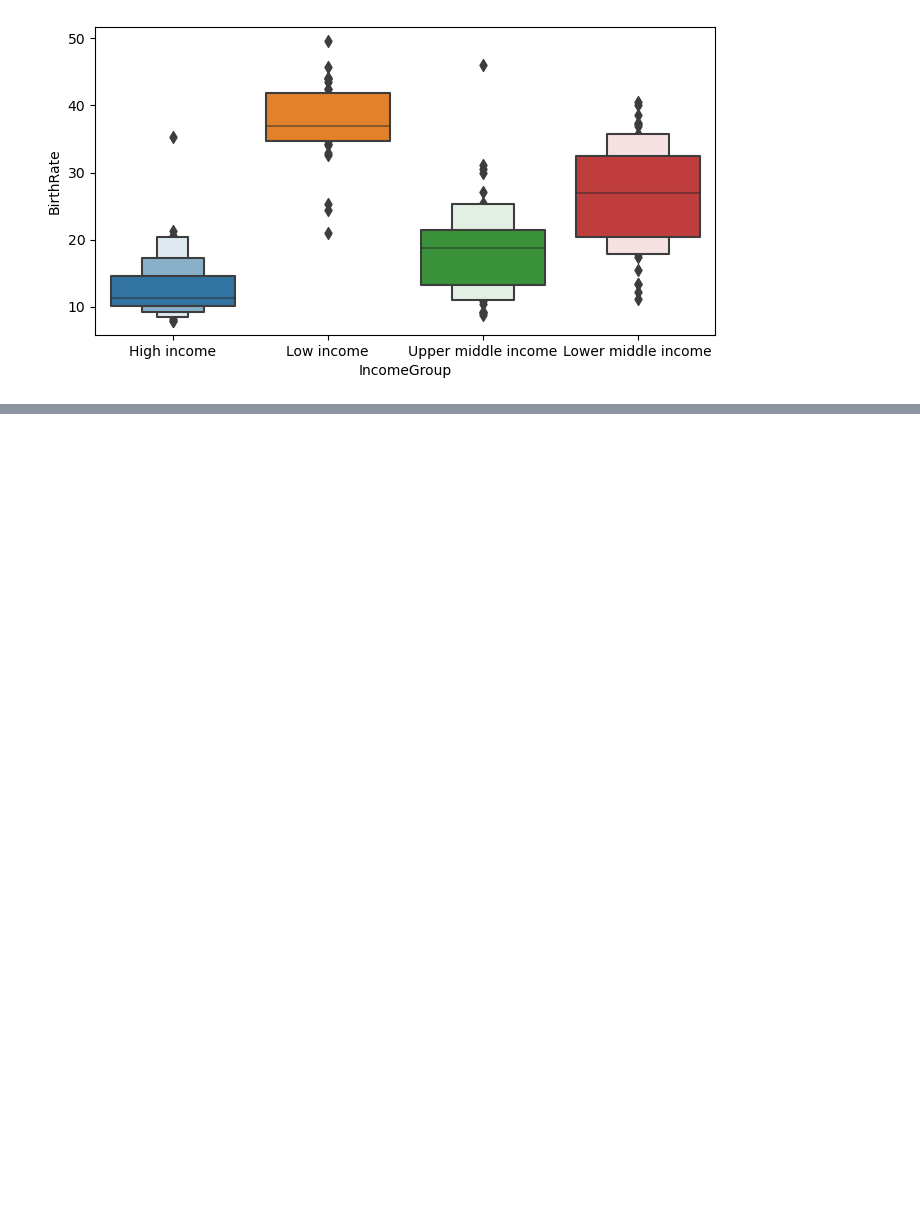
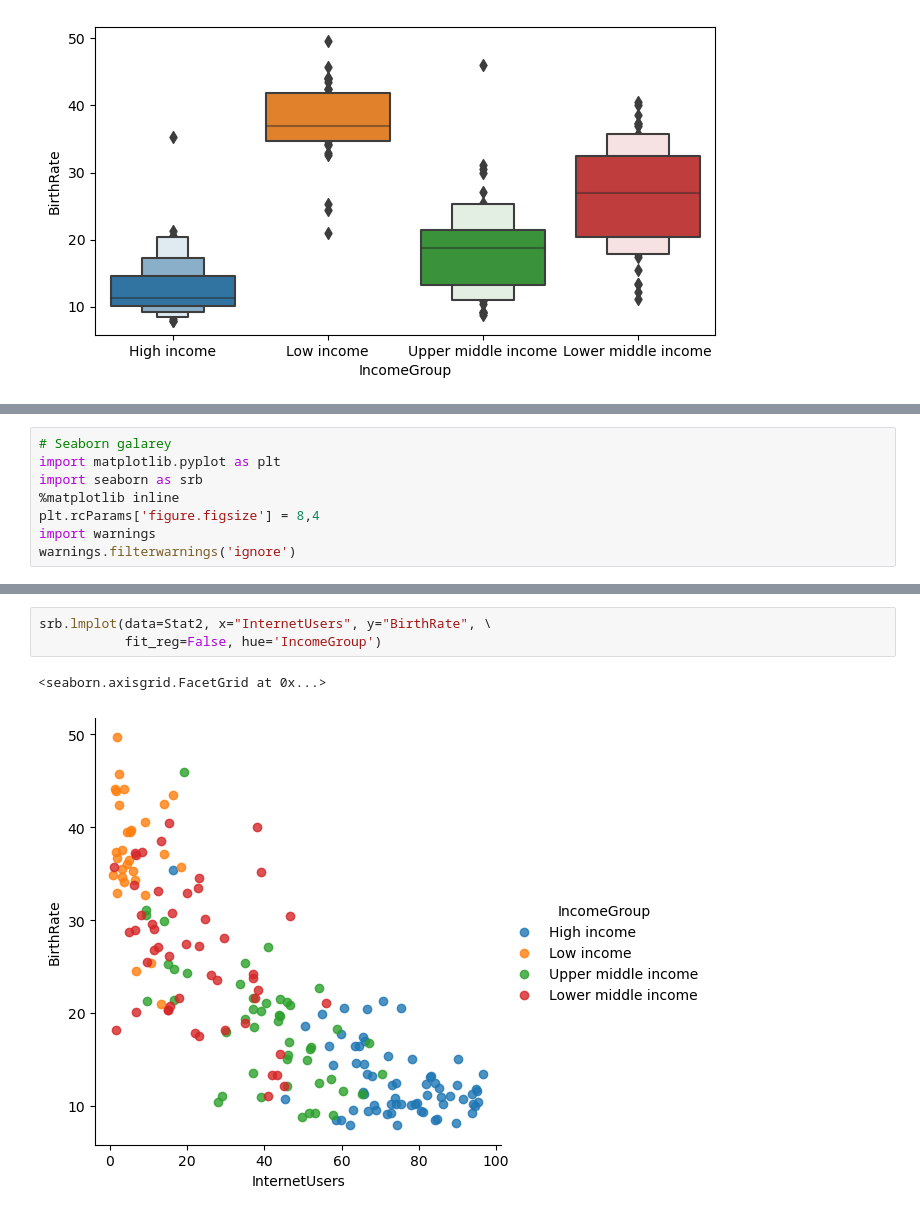
Before and after one commit to vishvadeepaktripathi/Udemy_python_cource, a Jupyter notebook: Udemy_For_loop.ipynb, the cells around one changed output, grey strips where cells are left out. Saved outputs shown, nothing was run; the diff lists cells and outputs as text; blank space fills up the shorter version.

Commit message:
seaborn excercise

```diff
--- a/Udemy_For_loop.ipynb
+++ b/Udemy_For_loop.ipynb
@@ -866,0 +885,8 @@ vis3 = sns.boxenplot(data = Stat2, x = 'IncomeGroup', y="BirthRate")
+# %%
+# Seaborn galarey
+import matplotlib.pyplot as plt
+import seaborn as srb
+%matplotlib inline
+plt.rcParams['figure.figsize'] = 8,4
+import warnings
+warnings.filterwarnings('ignore')
@@ -866,0 +906,6 @@ vis3 = sns.boxenplot(data = Stat2, x = 'IncomeGroup', y="BirthRate")
+# %%
+srb.lmplot(data=Stat2, x="InternetUsers", y="BirthRate", \
+           fit_reg=False, hue='IncomeGroup')
+# %% [output]
+<seaborn.axisgrid.FacetGrid at 0x...>
+[figure, added]
```
Also changed, not shown: parts of 10 cells of this notebook.
